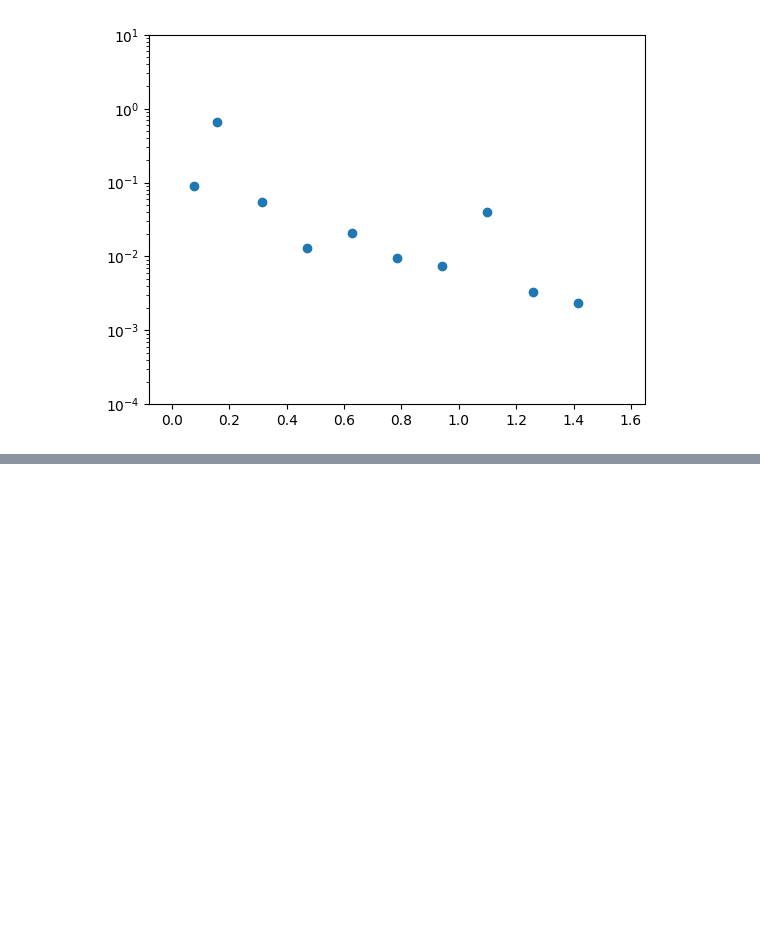
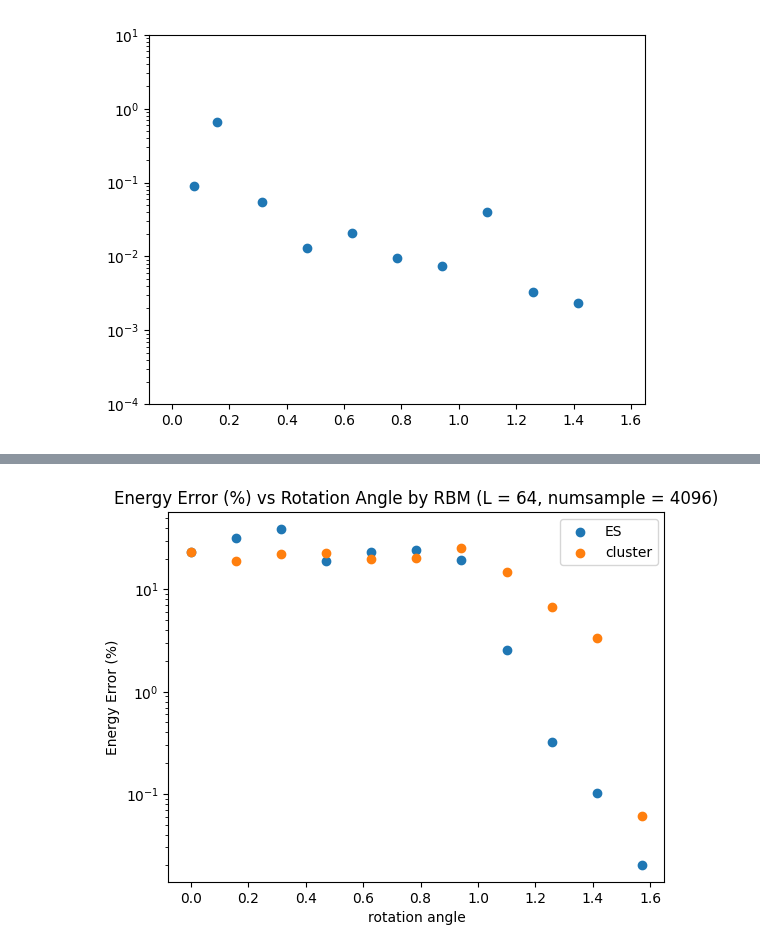
Before and after one commit to xiaotai-yang/NQS_cmi, a Jupyter notebook: plot.ipynb, the cells around one changed output, grey strips where cells are left out. Saved outputs shown, nothing was run; the diff lists cells and outputs as text; code cells hidden in the pictures; blank space fills up the shorter version.

```diff
--- a/plot.ipynb
+++ b/plot.ipynb
@@ -228,0 +225,15 @@ plt.show()
+# %%
+eval_E_cluster = np.flip(np.array(E_cluster).reshape(11, -1), axis = 0)[:, -1].ravel()
+eval_E_es = np.array(E_es).reshape(11, -1)[:, -1].ravel()
+eval_E_es[5] = np.array(E_es)[59570] #Explode after 9570 steps
+# %%
+plt.scatter(np.array(angle_list), ((eval_E_es+64).real/64*100).ravel(), label = "ES")
+plt.scatter(np.array(angle_list), ((eval_E_cluster+64).real/64*100).ravel(), label = "cluster")
+plt.xlabel("rotation angle")
+plt.ylabel("Energy Error (%)")
+plt.title("Energy Error (%) vs Rotation Angle by RBM (L = 64, numsample = 4096)")
+plt.yscale("log")
+plt.legend()
+plt.show()
+# %% [output]
+[figure, added]
```
Also changed, not shown: parts of 2 cells of this notebook, 48 other files.
